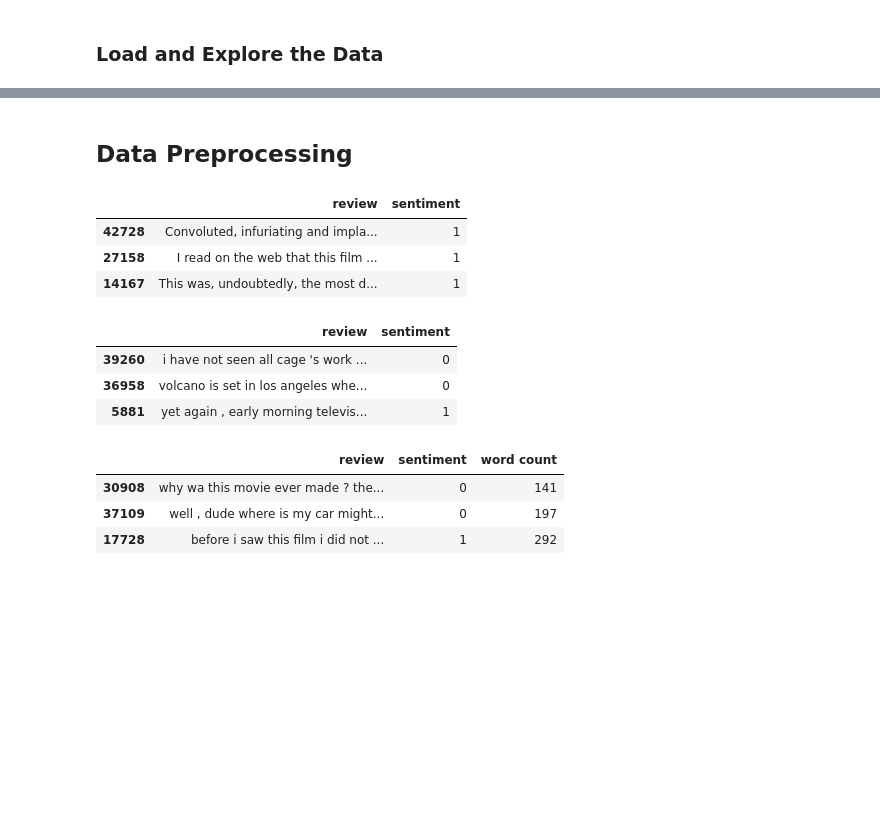
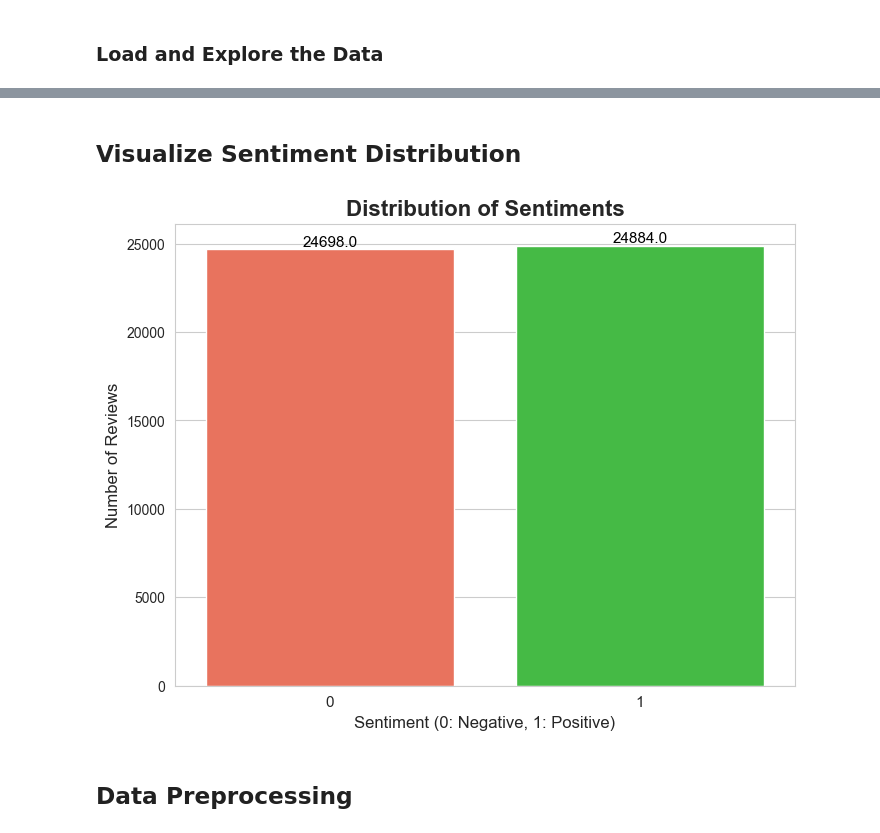
Before and after one commit to DarshitaDwivedii/Sentiment-Analysis-Project, a Jupyter notebook: Sentiment_Analysis_Project.ipynb, the cells around one changed output, grey strips where cells are left out. Cells and saved outputs as stored; diff of their text form; code cells hidden in the pictures; blank space fills up the shorter version.

```diff
--- a/Sentiment_Analysis_Project.ipynb
+++ b/Sentiment_Analysis_Project.ipynb
@@ -114,0 +58,19 @@ plt.show()
+# %%
+data = pd.read_csv('IMDB Dataset.csv')
+
+# --- Initial Exploration ---
+print("--- First 5 Rows ---")
+display(data.head())
+
+print("\n--- Data Info ---")
+data.info()
+
+# --- Handle Duplicates ---
+print(f"\nOriginal shape: {data.shape}")
+data.drop_duplicates(inplace=True)
+print(f"Shape after dropping duplicates: {data.shape}")
+
+# --- Convert sentiment to numerical format ---
+data['sentiment'] = data['sentiment'].replace({'positive': 1, 'negative': 0})
+print("\n--- Sample after converting sentiment to numeric ---")
+display(data.sample(3))
@@ -115,10 +104,21 @@ plt.show()
+# %% [markdown]
+## **Visualize Sentiment Distribution**
+# %%
+plt.figure(figsize=(8, 6))
+sns.set_style("whitegrid")
+ax = sns.countplot(x='sentiment', data=data, palette=['#FF6347', '#32CD32']) # Red for negative, Green for positive
+plt.title('Distribution of Sentiments', fontsize=16, weight='bold')
+plt.xlabel('Sentiment (0: Negative, 1: Positive)', fontsize=12)
+plt.ylabel('Number of Reviews', fontsize=12)
+plt.xticks(fontsize=11)
+
+# Add annotations
+for p in ax.patches:
+    ax.annotate(f'{p.get_height()}', (p.get_x() + p.get_width() / 2., p.get_height()),
+                ha='center', va='center', fontsize=11, color='black', xytext=(0, 5),
+                textcoords='offset points')
+plt.show()
+# %% [output]
+[figure, added]
 # %% [markdown]
 ## **Data Preprocessing**
-# %%
-data['sentiment']=data['sentiment'].replace({'positive':1,'negative':0})
-data.sample(3)
-# %% [output]
-|  | review | sentiment |
-| 42728 | Convoluted, infuriating and impla... | 1 |
-| 27158 | I read on the web that this film ... | 1 |
-| 14167 | This was, undoubtedly, the most d... | 1 |
@@ -150,17 +124,0 @@ data['review']=data['review'].progress_apply(data_cleaning)
-# %%
-data.sample(3)
-# %% [output]
-|  | review | sentiment |
-| 39260 | i have not seen all cage 's work ... | 0 |
-| 36958 | volcano is set in los angeles whe... | 0 |
-| 5881 | yet again , early morning televis... | 1 |
-# %%
-def number_of_word(x):
-  return len(x.split())
-data['word count']=data['review'].apply(number_of_word)
-data.sample(3)
-# %% [output]
-|  | review | sentiment | word count |
-| 30908 | why wa this movie ever made ? the... | 0 | 141 |
-| 37109 | well , dude where is my car might... | 0 | 197 |
-| 17728 | before i saw this film i did not ... | 1 | 292 |
```
Also changed, not shown: parts of 29 cells of this notebook, 4 other files.
